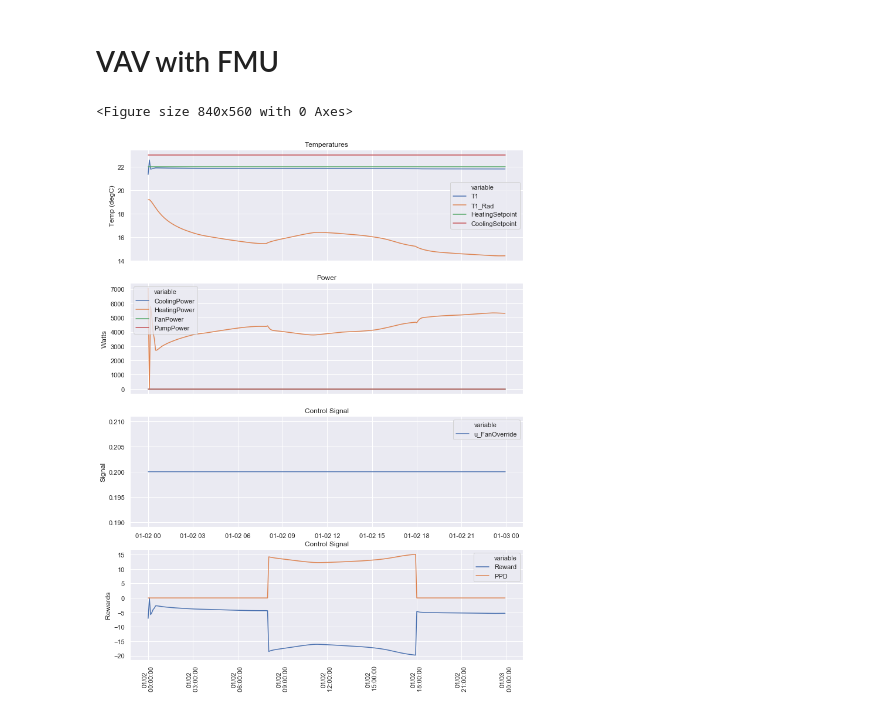
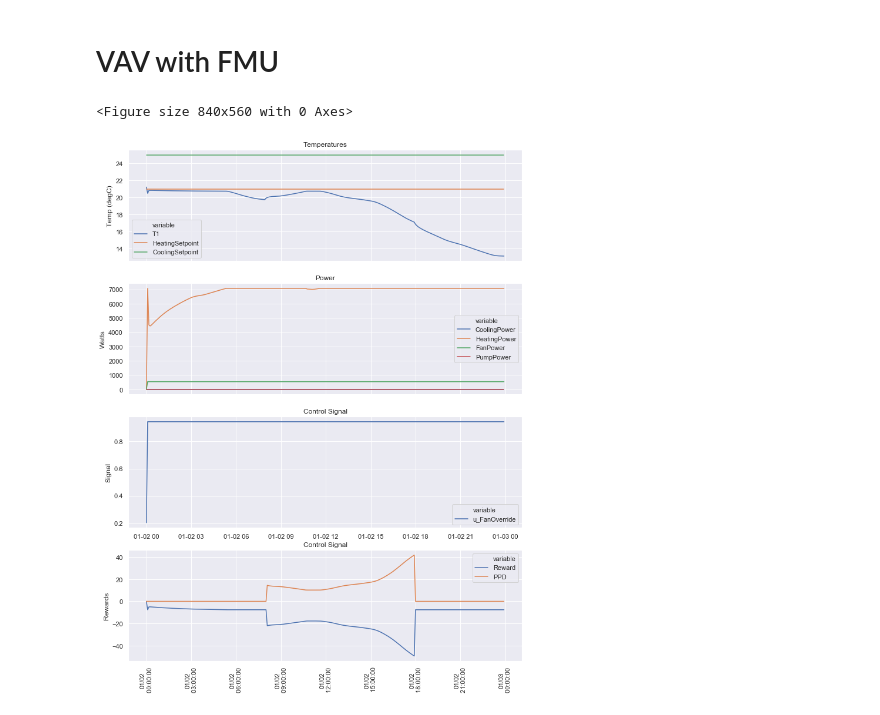
Before and after one commit to nllong/alfalfa-rl-project, a Jupyter notebook: client/rl-example/post-process.ipynb, the cells around one changed output. Drawn from its saved outputs; the diff is of its cells as text; code cells hidden in the pictures.

```diff
--- a/client/rl-example/post-process.ipynb
+++ b/client/rl-example/post-process.ipynb
@@ -176,12 +176,10 @@ if os.path.exists(infile):
 # %%
 # Plot the RL Base
 # infile = os.path.join('results-rl-fmu-single_zone_vav', 'rl-fmu-single_zone_vav.csv')
-# infile = os.path.join('results_rl_fmu_single_zone_vav', 'rl_fmu_single_zone_vav.csv')
-infile = os.path.join('results_rl_fmu_single_zone_vav_baseline', 'rl_fmu_single_zone_vav_baseline.csv')
+infile = os.path.join('results_rl_fmu_single_zone_vav', 'rl_fmu_single_zone_vav.csv')
 if os.path.exists(infile):
     temp_vars = [
         'T1',
-        'T1_Rad',
         'HeatingSetpoint',
         'CoolingSetpoint',
         # 'Toutdoor',
@@ -222,31 +220,31 @@ if os.path.exists(infile):
         ax=ax[1]
     ).set_title('Power')
     ax[1].set_xlabel('')
     ax[1].set_ylabel('Watts')
     ax[1].set_xticklabels([])
     plot_data = pd.melt(df, id_vars=['timestamp'], value_vars=y3_vars)
     sns.lineplot(
         x='timestamp',
         y='value',
         hue='variable',
         data=plot_data,
         ax=ax[2]
     ).set_title('Control Signal')
     ax[2].set_xlabel('')
     ax[2].set_ylabel('Signal')
     plot_data = pd.melt(df, id_vars=['timestamp'], value_vars=['Reward', 'PPD'])
     sns.lineplot(
         x='timestamp',
         y='value',
         hue='variable',
         data=plot_data,
         ax=ax[3]
     ).set_title('Control Signal')
     date_form = DateFormatter("%m/%d\n %H:%M:%S")
     plt.xticks(rotation=90)
     ax[3].xaxis.set_major_formatter(date_form)
     ax[3].set_ylabel('Rewards')
     ax[3].set_xlabel('')
 # %% [output]
 <Figure size 840x560 with 0 Axes>
-[figure, old version]
+[figure, new version]
```
